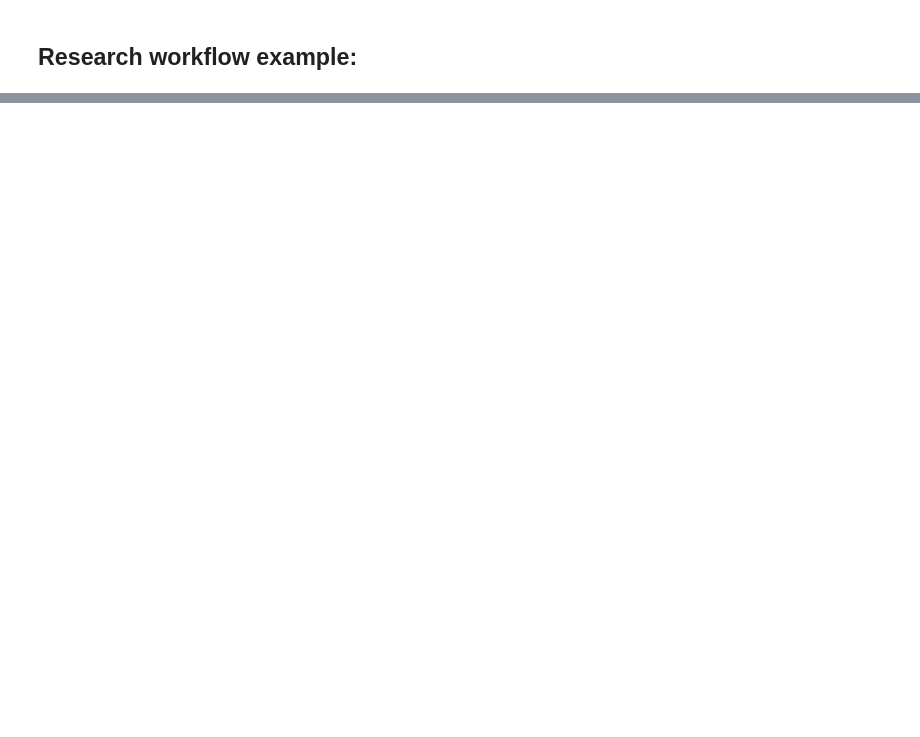
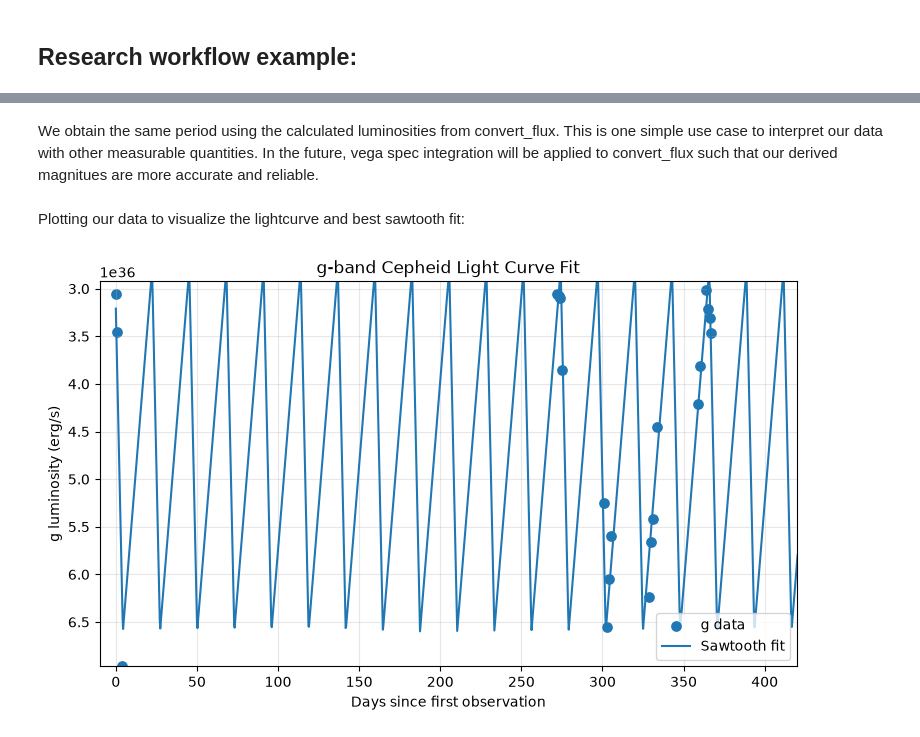
Before and after one commit to alexander-group/convert_flux, a Jupyter notebook: demos/demo_convert_flux.ipynb, the cells around one changed output, grey strips where cells are left out. Saved outputs shown, nothing was run; the diff lists cells and outputs as text; code cells hidden in the pictures; blank space fills up the shorter version.

```diff
--- a/demos/demo_convert_flux.ipynb
+++ b/demos/demo_convert_flux.ipynb
@@ -139,0 +331,31 @@ Robin - picks up here
+# %% [markdown]
+We obtain the same period using the calculated luminosities from convert_flux. This is one simple use case to interpret our data with other measurable quantities. In the future, vega spec integration will be applied to convert_flux such that our derived magnitues are more accurate and reliable.
+# %% [markdown]
+Plotting our data to visualize the lightcurve and best sawtooth fit:
+# %%
+def g_saw_model(t):
+    shape = sawtooth(2 * np.pi * (t - phase_best) / P_best, width=width_best)
+    return offset_best + amp_best * shape
+# Plot 1 time domain plot, zoomed to the 2022-2023 section (or its stretched)
+
+t_smooth = np.linspace(np.min(t_fit), np.max(t_fit), 5000)
+mag_smooth = g_saw_model(t_smooth)
+
+plt.figure(figsize=(9, 5))
+
+plt.scatter(t_fit, y_fit, s=45, label="g data")
+plt.plot(t_smooth, mag_smooth, label="Sawtooth fit")
+
+plt.xlabel("Days since first observation")
+plt.ylabel("g luminosity (erg/s)")
+plt.title("g-band Cepheid Light Curve Fit")
+
+# Zoom to the useful part of the data
+plt.xlim(-10, 420)
+plt.ylim(np.max(y_fit) + 0.1, np.min(y_fit) - 0.1)
+
+plt.grid(True, alpha=0.3)
+plt.legend()
+plt.show()
+# %% [output]
+[figure, added]
```
Also changed, not shown: parts of 27 cells of this notebook.
